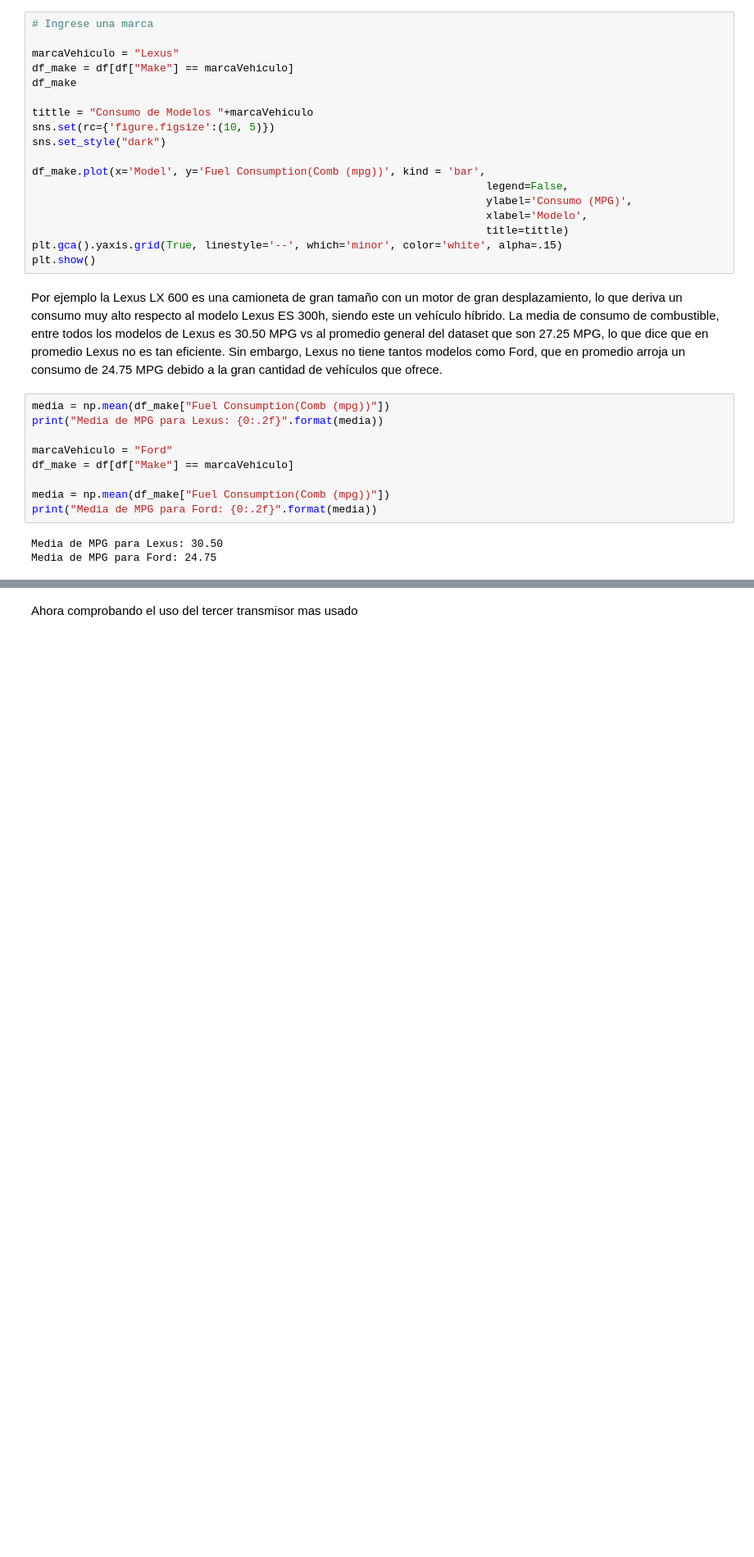
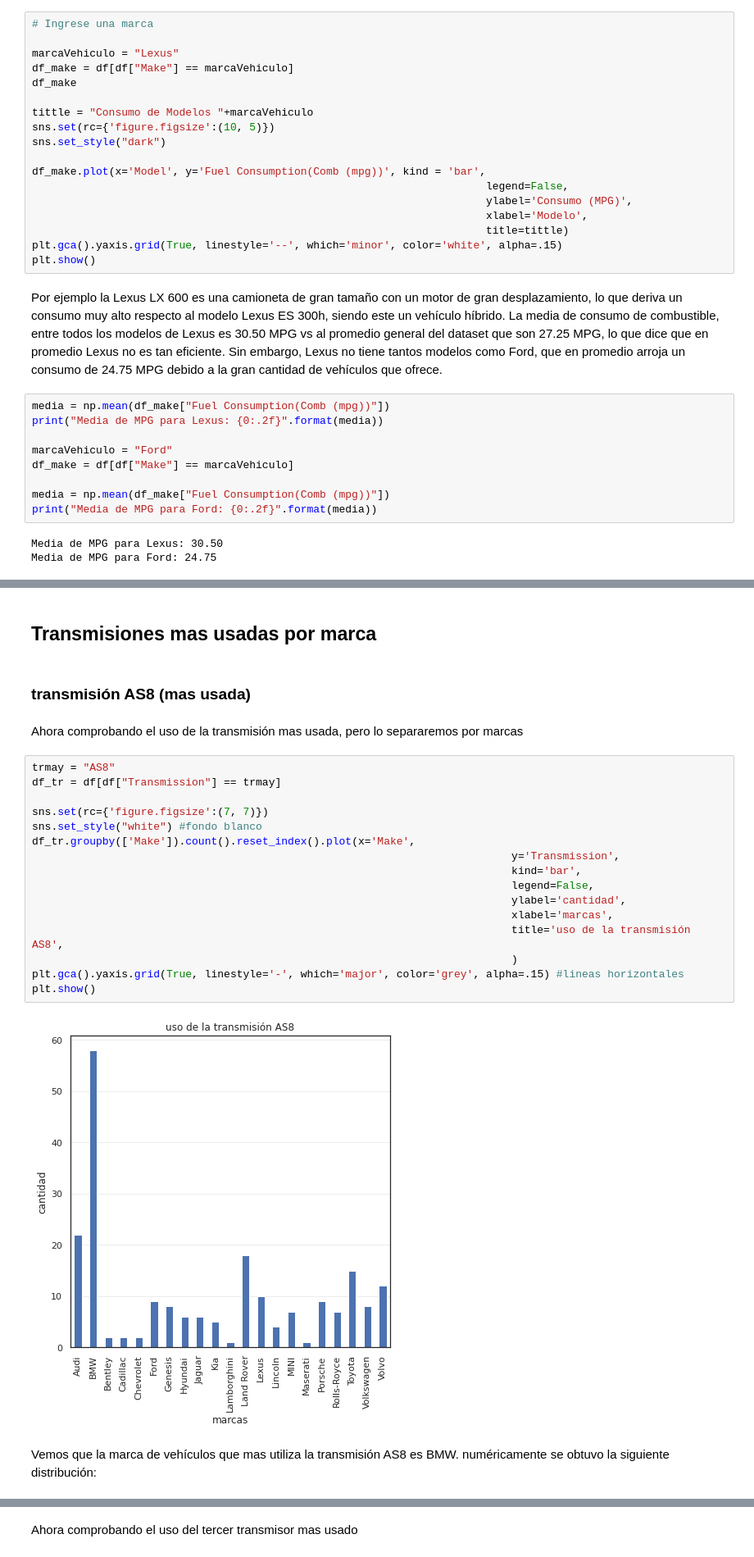
Before and after one commit to 0ces/Estadistica-1-UIS, a Jupyter notebook: notebooks/Dataset_I.ipynb, the cells around one changed output, grey strips where cells are left out. Shown: that part at 82% size. Drawn from its saved outputs; the diff is of its cells as text; blank space fills up the shorter version.

```diff
--- a/notebooks/Dataset_I.ipynb
+++ b/notebooks/Dataset_I.ipynb
@@ -228,0 +142,26 @@ Name: Make, dtype: int64
+# %% [markdown]
+## Transmisiones mas usadas por marca
+# %% [markdown]
+### transmisión AS8 (mas usada)
+# %% [markdown]
+Ahora comprobando el uso de la transmisión mas usada, pero lo separaremos por marcas
+# %%
+trmay = "AS8"
+df_tr = df[df["Transmission"] == trmay]
+
+sns.set(rc={'figure.figsize':(7, 7)})
+sns.set_style("white") #fondo blanco
+df_tr.groupby(['Make']).count().reset_index().plot(x='Make',
+                                                                           y='Transmission',
+                                                                           kind='bar',
+                                                                           legend=False,
+                                                                           ylabel='cantidad',
+                                                                           xlabel='marcas',
+                                                                           title='uso de la transmisión AS8',
+                                                                           )
+plt.gca().yaxis.grid(True, linestyle='-', which='major', color='grey', alpha=.15) #lineas horizontales
+plt.show()
+# %% [output]
+[figure, added]
+# %% [markdown]
+Vemos que la marca de vehículos que mas utiliza la transmisión AS8 es BMW. numéricamente se obtuvo la siguiente distribución:
```
Also changed, not shown: parts of 38 cells of this notebook.
